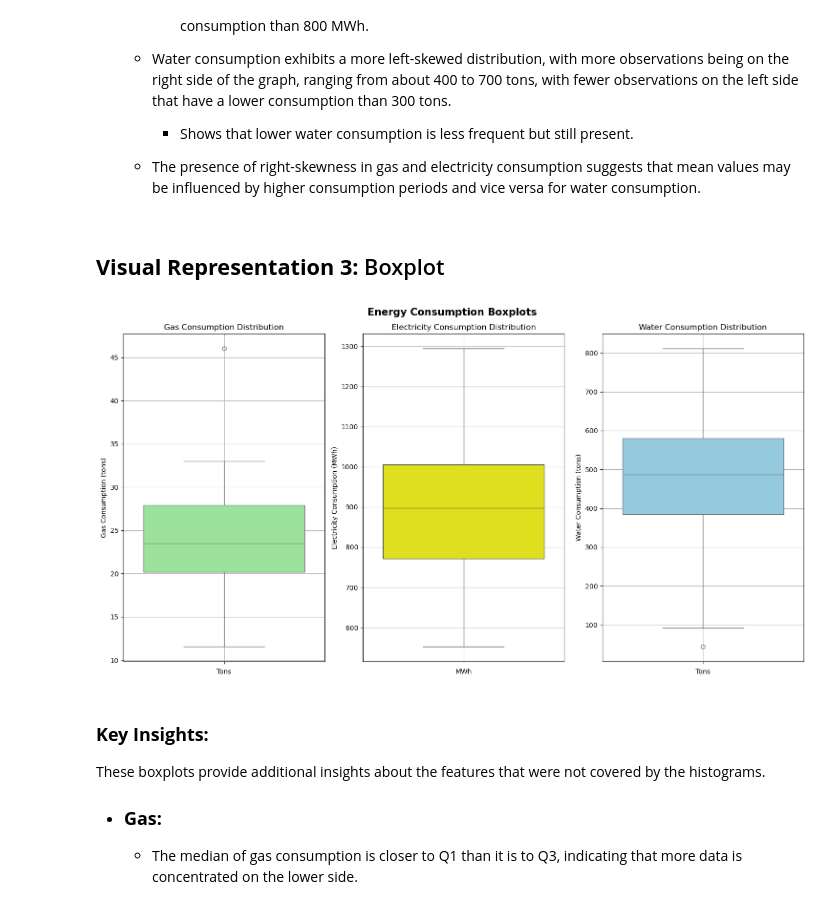
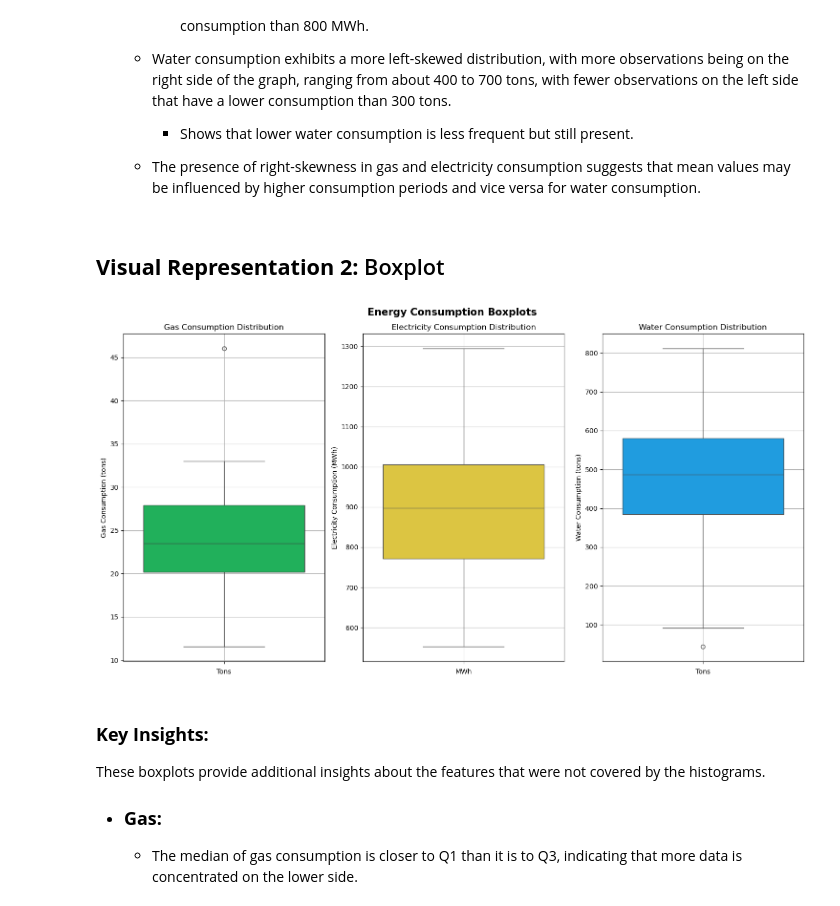
Before and after one commit to Cayden08/AIML, a Jupyter notebook: CA2/p2510893_CA2_PartB_Cayden.ipynb, the cells around one changed output. Saved outputs shown, nothing was run; the diff lists cells and outputs as text; code cells hidden in the pictures.

```diff
--- a/CA2/p2510893_CA2_PartB_Cayden.ipynb
+++ b/CA2/p2510893_CA2_PartB_Cayden.ipynb
@@ -275,30 +241,30 @@ plt.show()
 
     - The presence of right-skewness in gas and electricity consumption suggests that mean values may be influenced by higher consumption periods and vice versa for water consumption.
 # %% [markdown]
-## **Visual Representation 3:** Boxplot
+## **Visual Representation 2:** Boxplot
 # %%
 fig, axes = plt.subplots(1, 3, figsize=(15, 8))
 
-sns.boxplot(y=energy_df['Gas Consumption (tons)'], ax=axes[0], color='lightgreen')
+sns.boxplot(y=energy_df['Gas Consumption (tons)'], ax=axes[0], color='#09C856')
 axes[0].set_title('Gas Consumption Distribution')
 axes[0].set_xlabel('Tons')
 axes[0].grid(True)
 
-sns.boxplot(y=energy_df['Electricity Consumption (MWh)'], ax=axes[1], color='yellow')
+sns.boxplot(y=energy_df['Electricity Consumption (MWh)'], ax=axes[1], color='#F6D728')
 axes[1].set_title('Electricity Consumption Distribution')
 axes[1].set_xlabel('MWh')
 axes[1].grid(True)
 
-sns.boxplot(y=energy_df['Water Consumption (tons)'], ax=axes[2], color='skyblue')
+sns.boxplot(y=energy_df['Water Consumption (tons)'], ax=axes[2], color='#00A6FF')
 axes[2].set_title('Water Consumption Distribution')
 axes[2].set_xlabel('Tons')
 axes[2].grid(True)
 
 plt.suptitle('Energy Consumption Boxplots', fontsize=15, fontweight='bold')
 plt.tight_layout()
 plt.show()
 # %% [output]
-[figure, old version]
+[figure, new version]
 # %% [markdown]
 ### **Key Insights:**
 These boxplots provide additional insights about the features that were not covered by the histograms.
```
Also changed, not shown: parts of 31 cells of this notebook.
